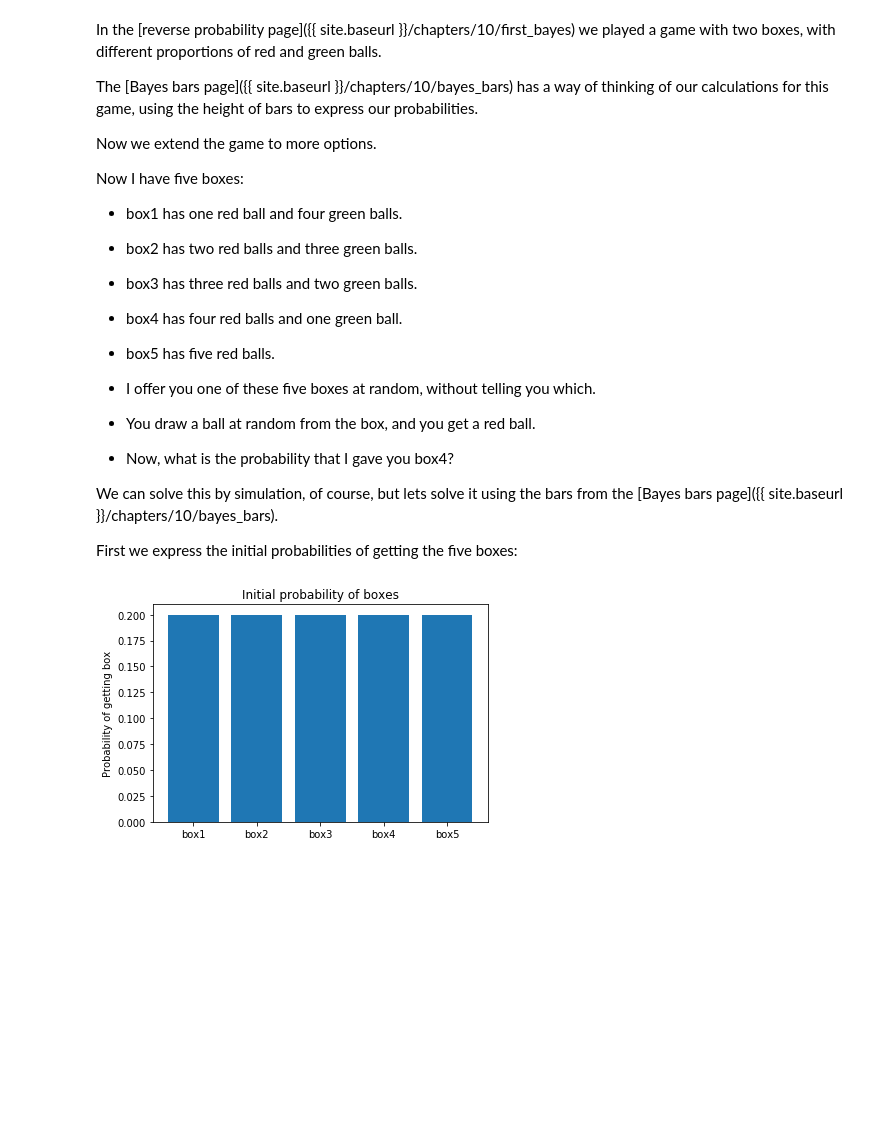
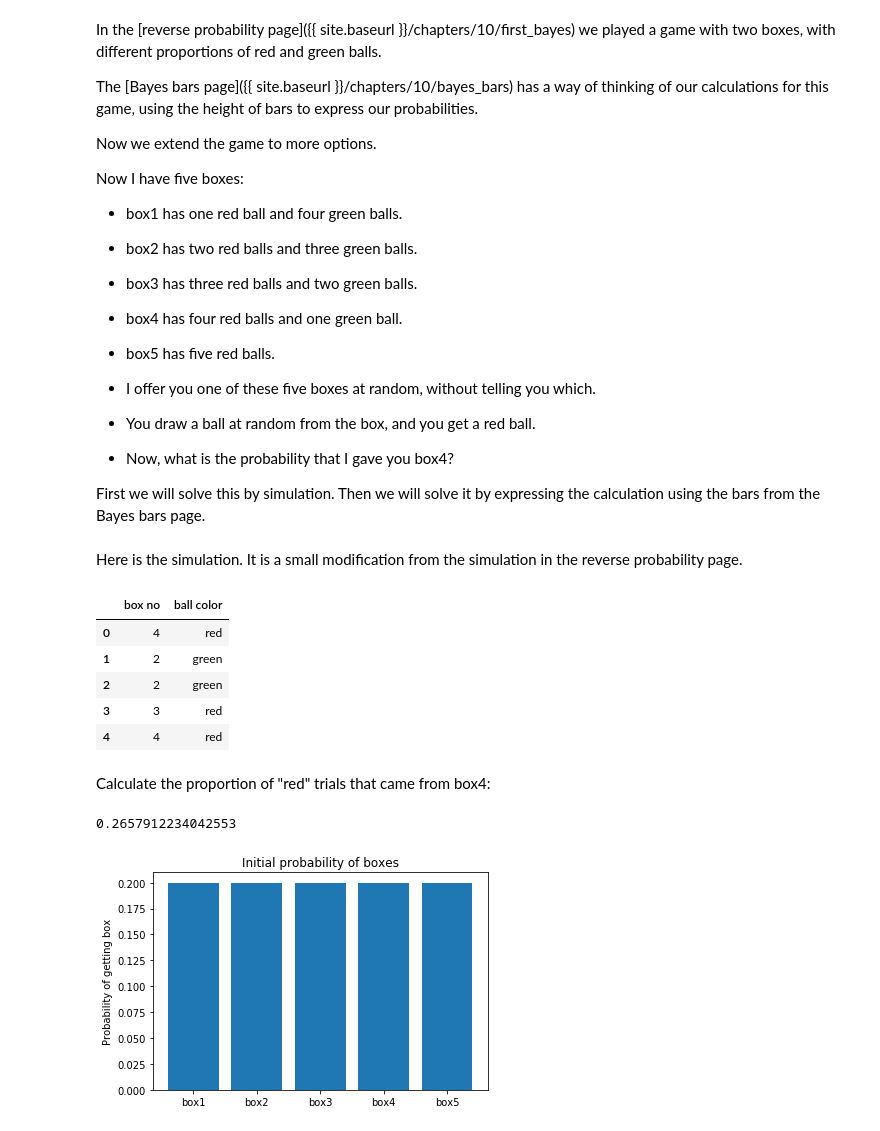
Before and after one commit to matthew-brett/cfd2019, a Jupyter notebook: notebooks/10/second_bayes.ipynb, the cells around one changed output. Saved outputs shown, nothing was run; the diff lists cells and outputs as text; code cells hidden in the pictures; blank space fills up the shorter version.

Commit message:
Building up Bayes confidence intervals.

```diff
--- a/notebooks/10/second_bayes.ipynb
+++ b/notebooks/10/second_bayes.ipynb
@@ -19,8 +19,7 @@ Now I have five boxes:
 * You draw a ball at random from the box, and you get a red ball.
 * Now, what is the probability that I gave you box4?
 
-We can solve this by simulation, of course, but lets solve it using the bars from the [Bayes bars page]({{ site.baseurl }}/chapters/10/bayes_bars).
-
-First we express the initial probabilities of getting the five boxes:
+First we will solve this by simulation. Then we will solve it by expressing
+the calculation using the bars from the Bayes bars page.
 # %%
 import numpy as np
@@ -27,5 +27,42 @@ import numpy as np
 import matplotlib.pyplot as plt
 %matplotlib inline
+# %% [markdown]
+Here is the simulation.  It is a small modification from the simulation in the reverse probability page.
+# %%
+n_iters = 10000
+box_nos = np.repeat([1], n_iters)
+ball_colors = np.repeat(['green'], n_iters)
+for i in np.arange(n_iters):
+    # Choose a box number randomly.
+    box_no = np.random.choice([1, 2, 3, 4, 5])
+    # Create the box with the correct numbers of red and green.
+    box = np.repeat(['red', 'green'], [box_no, 5-box_no])
+    # Draw a ball from the box
+    ball_color = np.random.choice(box)
+    # Store the results.
+    box_nos[i] = box_no
+    ball_colors[i] = ball_color
+# Make the results into a data frame.
+trial_results = pd.DataFrame()
+trial_results['box no'] = box_nos
+trial_results['ball color'] = ball_colors
+trial_results.head()
+# %% [output]
+|  | box no | ball color |
+| 0 | 4 | red |
+| 1 | 2 | green |
+| 2 | 2 | green |
+| 3 | 3 | red |
+| 4 | 4 | red |
+# %% [markdown]
+Calculate the proportion of "red" trials that came from box4:
+# %%
+# Of the trials giving a red ball, what proportion came from box 4?
+red_ball_trials = trial_results[trial_results['ball color'] == 'red']
+p_box4 = np.count_nonzero(red_ball_trials['box no'] == 4) / len(red_ball_trials)
+p_box4
+# %% [output]
+0.2657912234042553
 # %%
 box_probabilities = np.repeat(1 / 5, 5)
 x_locations = np.arange(5)
```
Also changed, not shown: parts of 13 cells of this notebook, 7 other files.
